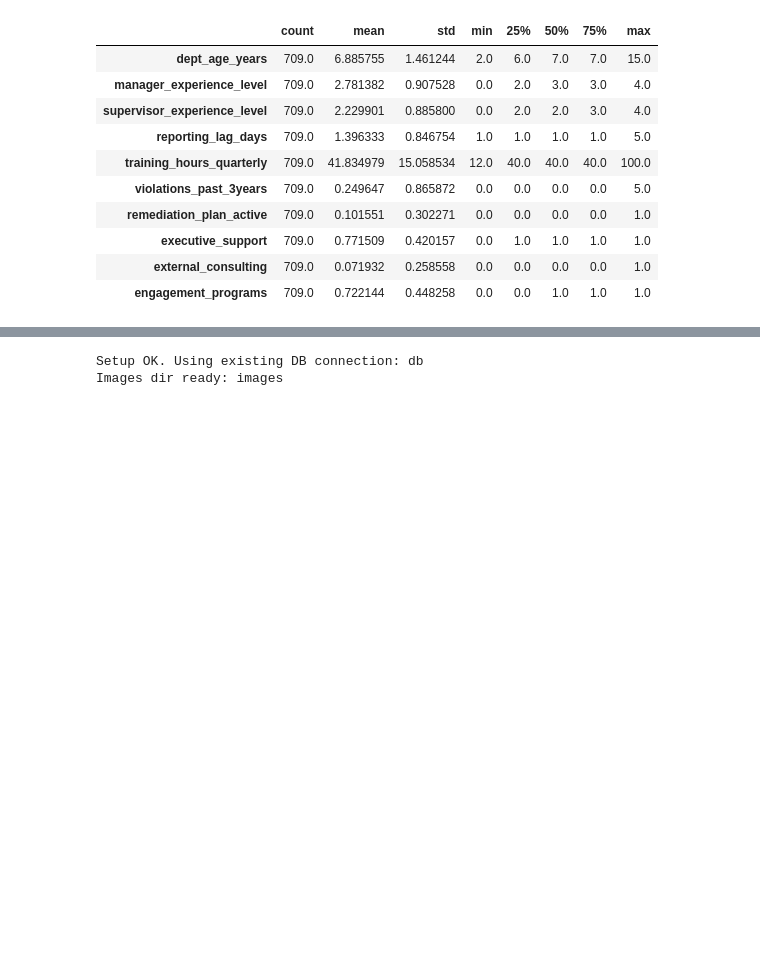
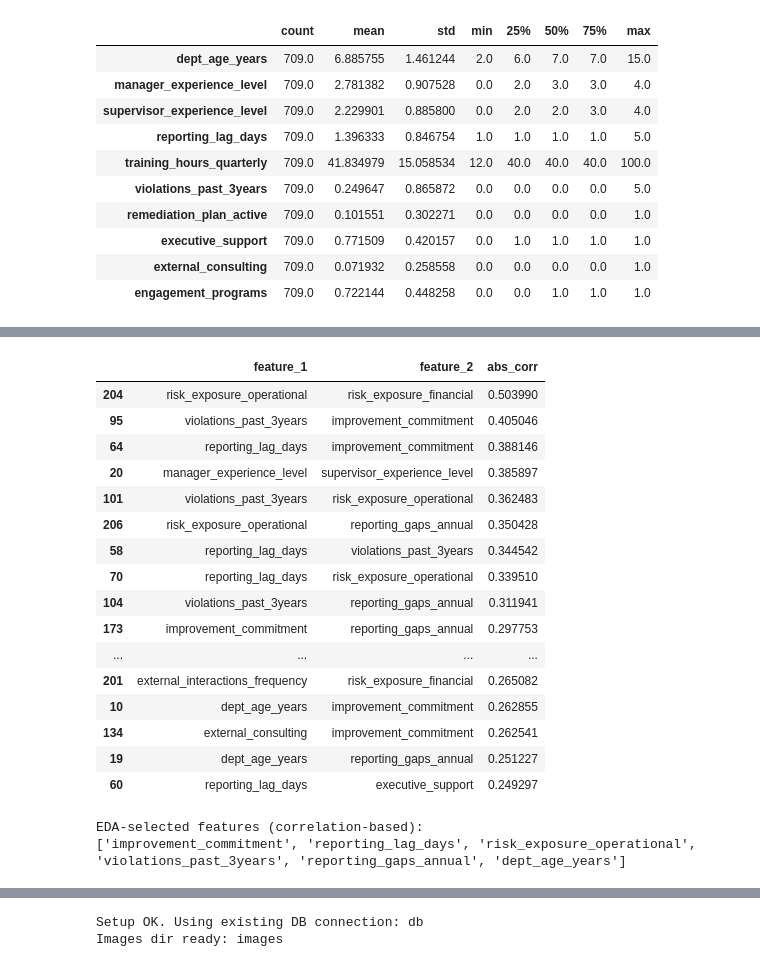
Before and after one commit to deniztaylan06/PROJECT_321551, a Jupyter notebook: main.ipynb, the cells around one changed output, grey strips where cells are left out. Saved outputs shown, nothing was run; the diff lists cells and outputs as text; code cells hidden in the pictures; blank space fills up the shorter version.

```diff
--- a/main.ipynb
+++ b/main.ipynb
@@ -354,0 +422,65 @@ heatmap
+# %%
+# 3.1 Data-driven feature selection for EDA
+
+exclude_cols = [
+    "dept_id",
+    "dept_name",
+    "audit_score_q1",
+    "audit_score_q2",
+    "compliance_score_final",
+    "overall_risk_score"
+]
+exclude_cols = [c for c in exclude_cols if c in eda_df.columns]
+
+numeric_cols = (
+    eda_df
+    .drop(columns=exclude_cols, errors="ignore")
+    .select_dtypes(include=["int64", "float64"])
+    .columns
+    .tolist()
+)
+
+corr = eda_df[numeric_cols].corr().abs()
+
+upper = corr.where(np.triu(np.ones(corr.shape), k=1).astype(bool))
+
+pairs = (
+    upper.stack()
+    .reset_index()
+    .rename(columns={"level_0": "feature_1", "level_1": "feature_2", 0: "abs_corr"})
+    .sort_values("abs_corr", ascending=False)
+)
+
+top_pairs = pairs.head(20)
+display(top_pairs)
+
+eda_selected_features = (
+    pd.concat([top_pairs["feature_1"], top_pairs["feature_2"]])
+    .value_counts()
+    .head(6)
+    .index
+    .tolist()
+)
+
+print("EDA-selected features (correlation-based):")
+print(eda_selected_features)
+# %% [output]
+|  | feature_1 | feature_2 | abs_corr |
+| 204 | risk_exposure_operational | risk_exposure_financial | 0.503990 |
+| 95 | violations_past_3years | improvement_commitment | 0.405046 |
+| 64 | reporting_lag_days | improvement_commitment | 0.388146 |
+| 20 | manager_experience_level | supervisor_experience_level | 0.385897 |
+| 101 | violations_past_3years | risk_exposure_operational | 0.362483 |
+| 206 | risk_exposure_operational | reporting_gaps_annual | 0.350428 |
+| 58 | reporting_lag_days | violations_past_3years | 0.344542 |
+| 70 | reporting_lag_days | risk_exposure_operational | 0.339510 |
+| 104 | violations_past_3years | reporting_gaps_annual | 0.311941 |
+| 173 | improvement_commitment | reporting_gaps_annual | 0.297753 |
+| ... | ... | ... | ... |
+| 201 | external_interactions_frequency | risk_exposure_financial | 0.265082 |
+| 10 | dept_age_years | improvement_commitment | 0.262855 |
+| 134 | external_consulting | improvement_commitment | 0.262541 |
+| 19 | dept_age_years | reporting_gaps_annual | 0.251227 |
+| 60 | reporting_lag_days | executive_support | 0.249297 |
+EDA-selected features (correlation-based):
+['improvement_commitment', 'reporting_lag_days', 'risk_exposure_operational', 'violations_past_3years', 'reporting_gaps_annual', 'dept_age_years']
```
Also changed, not shown: parts of 57 cells of this notebook.
